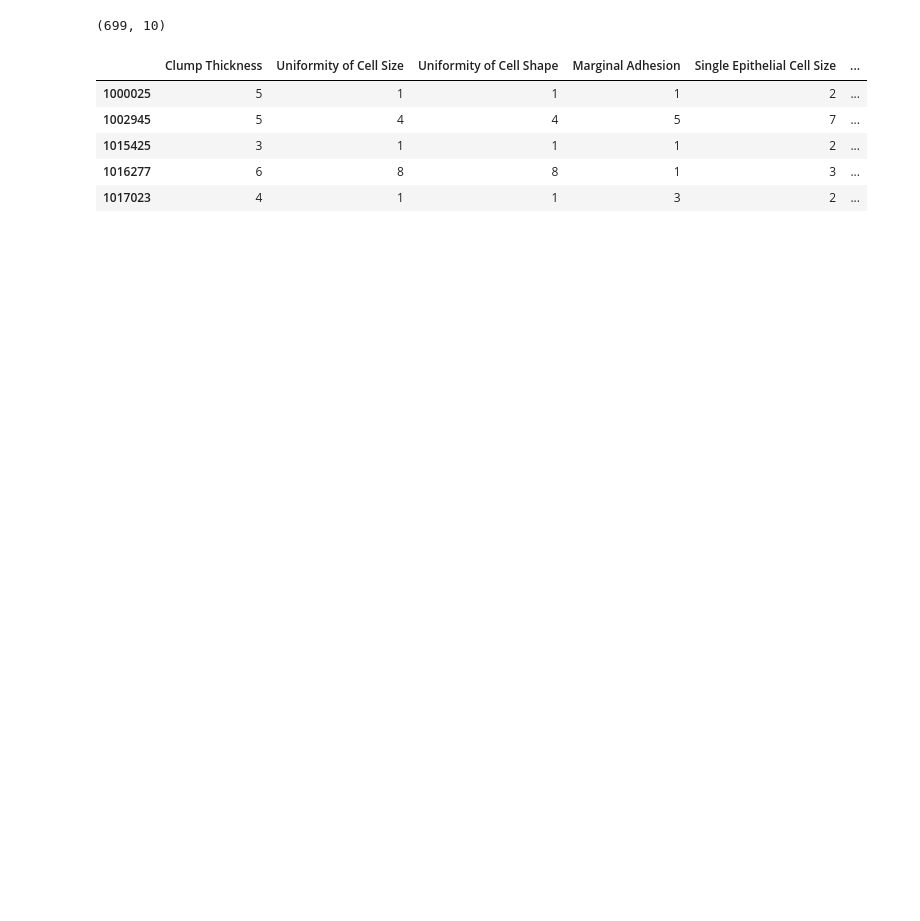
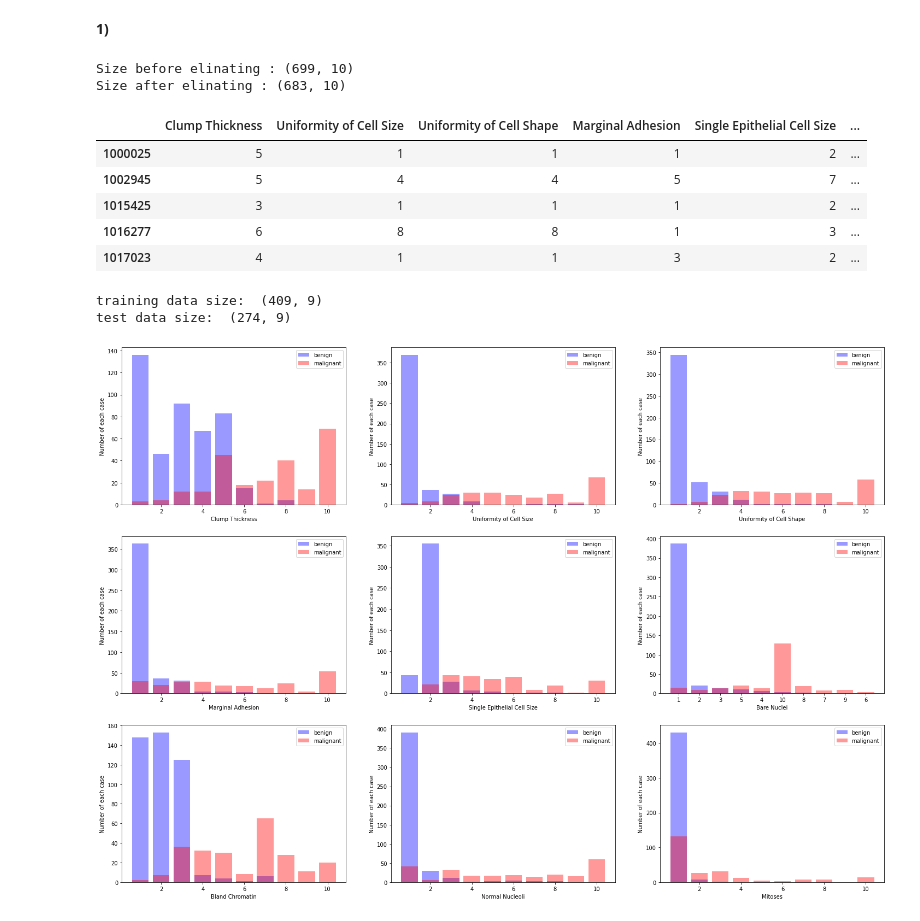
Before and after one commit to PPatrickGU/ROB311, a Jupyter notebook: TP1_KNN.ipynb, the cells around one changed output. Saved outputs shown, nothing was run; the diff lists cells and outputs as text; code cells hidden in the pictures; blank space fills up the shorter version.

```diff
--- a/TP1_KNN.ipynb
+++ b/TP1_KNN.ipynb
@@ -3,3 +9,5 @@
+# %% [markdown]
+**1)**
 # %%
 import pandas as pd
 import numpy as np
@@ -7,25 +20,73 @@ import matplotlib.pyplot as plt
 # %%
 # Assign the name of the attributes
-Attribute_names = ['Clump Thickness', 'Uniformity of Cell Size', 'Uniformity of Cell Shape', 'Marginal Adhesion', 'Single Epithelial Cell Size',
+attribute_names = ['Clump Thickness', 'Uniformity of Cell Size', 'Uniformity of Cell Shape', 'Marginal Adhesion', 'Single Epithelial Cell Size',
          'Bare Nuclei', 'Bland Chromatin', 'Normal Nucleoli', 'Mitoses', 'Class']
 data_path = "./breast-cancer-wisconsin.data"
 
 # Read dataset to Dataframe of Pandas
-dataset = pd.read_csv(data_path, names=Attribute_names)
+dataset = pd.read_csv(data_path, names=attribute_names)
+
 
 # Eliminating the line of '?'
-# Shape Before
-print(dataset.shape)
-# Shape after
+print('Size before eliminating :', dataset.shape) # Shape before
+dataset.replace('?', np.nan, inplace=True)
+dataset.dropna(axis=0, how='any', inplace=True)
+print('Size after eliminating :', dataset.shape) # Shape after
 
-
-# display the data
+# Display the data
 dataset.head()
 # %% [output]
-(699, 10)
+Size before elinating : (699, 10)
+Size after elinating : (683, 10)
 |  | Clump Thickness | Uniformity of Cell Size | Uniformity of Cell Shape | Marginal Adhesion | Single Epithelial Cell Size | ... |
 | 1000025 | 5 | 1 | 1 | 1 | 2 | ... |
 | 1002945 | 5 | 4 | 4 | 5 | 7 | ... |
 | 1015425 | 3 | 1 | 1 | 1 | 2 | ... |
 | 1016277 | 6 | 8 | 8 | 1 | 3 | ... |
 | 1017023 | 4 | 1 | 1 | 3 | 2 | ... |
+# %%
+# Seperate the features and the targets
+X = dataset.iloc[:, :-1] # Features
+y = dataset.iloc[:, -1] # Targets
+
+# Split up training data and test data with the percentage respectively 80%/20%
+X_train, X_test, y_train, y_test = train_test_split(X, y, test_size=0.4, random_state=1, stratify=y)
+
+print('training data size: ', X_train.shape)
+#print(X_train)
+print('test data size: ', X_test.shape)
+#X_test
+# %% [output]
+training data size:  (409, 9)
+test data size:  (274, 9)
+# %%
+fig = plt.figure(figsize=(25, 18))
+for i in range(9):
+    plt.subplot(3, 3, i+1)
+    plt.ylabel('Number of each case')
+    plt.xlabel(attribute_names[i])
+
+    value_list_2 = []
+    count_list_2 = []
+
+    values_2 = [item_x for item_x, item_y in zip(X.iloc[:, i].T, y) if int(item_y) == 2]
+
+    value_count_pair = pd.value_counts(values_2)
+    for k in dict(value_count_pair):     # separate the features' values and their numbers respectively
+        value_list_2.append(k)
+        count_list_2.append(value_count_pair[k])
+    plt.bar(value_list_2, count_list_2, alpha=0.4, label='benign', fc='b')  # plot histograms of benign cancer
+
+    # repeat above step for malignant cancer
+    value_list_4 = []
+    count_list_4 = []
+    values_4 = [item_x for item_x, item_y in zip(X.iloc[:, i].T, y) if int(item_y) == 4]
+    value_count_pair = pd.value_counts(values_4)
+    for i in dict(value_count_pair):
+        value_list_4.append(i)
+        count_list_4.append(value_count_pair[i])
+    plt.bar(value_list_4, count_list_4, alpha=0.4, label='malignant', fc='r')
+
+    plt.legend()
+# %% [output]
+[figure, added]
```
Also changed, not shown: parts of 5 cells of this notebook.
